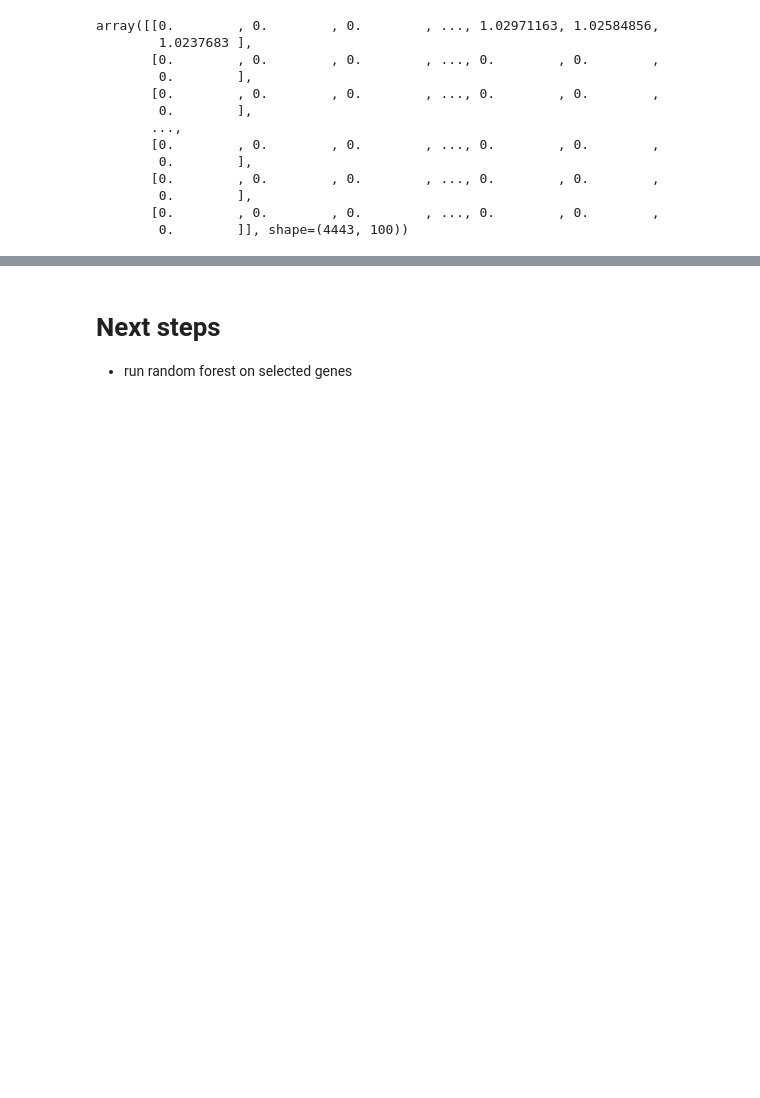
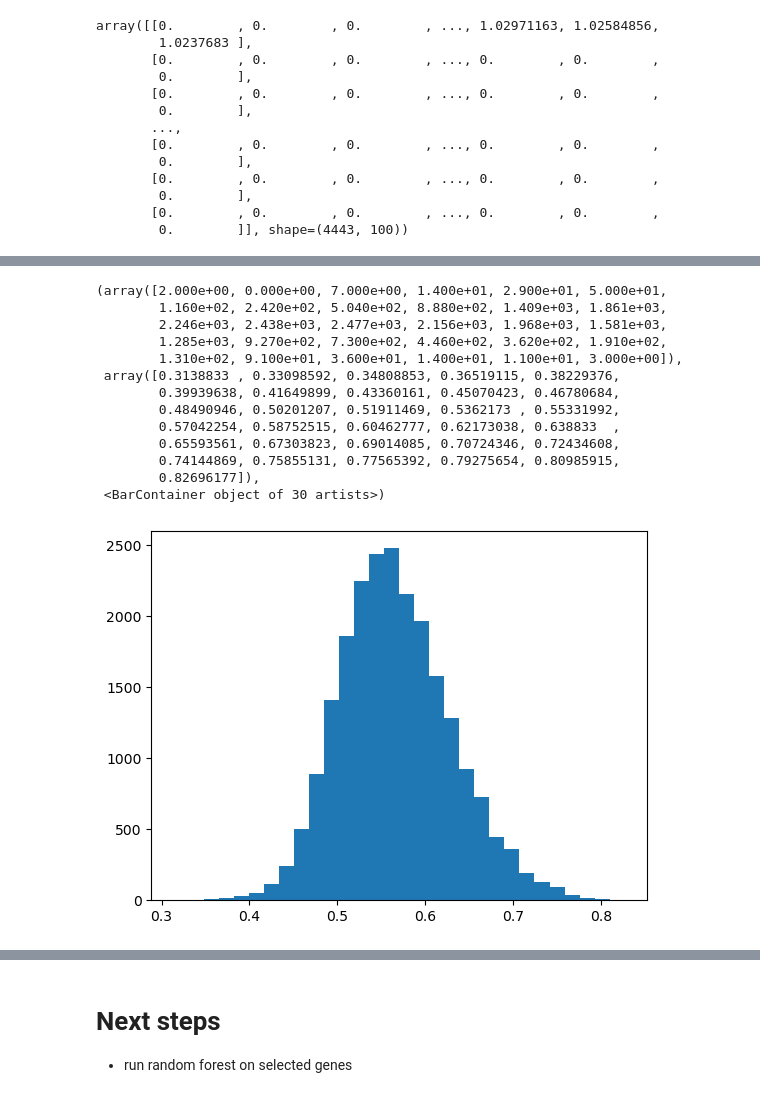
Before and after one commit to AlecSilver/liposarcoma_survival_modeling_BF550_final_project, a Jupyter notebook: notebook.ipynb, the cells around one changed output, grey strips where cells are left out. Saved outputs shown, nothing was run; the diff lists cells and outputs as text; code cells hidden in the pictures; blank space fills up the shorter version.

```diff
--- a/notebook.ipynb
+++ b/notebook.ipynb
@@ -680,0 +889,18 @@ array([[0.        , 0.        , 0.        , ..., 1.02971163, 1.02584856,
+# %%
+c_index = pd.read_csv('data/feature_scores_with_annotations.csv', index_col=0)
+plt.hist(c_index['c-index_score'], bins=30)
+# %% [output]
+(array([2.000e+00, 0.000e+00, 7.000e+00, 1.400e+01, 2.900e+01, 5.000e+01,
+        1.160e+02, 2.420e+02, 5.040e+02, 8.880e+02, 1.409e+03, 1.861e+03,
+        2.246e+03, 2.438e+03, 2.477e+03, 2.156e+03, 1.968e+03, 1.581e+03,
+        1.285e+03, 9.270e+02, 7.300e+02, 4.460e+02, 3.620e+02, 1.910e+02,
+        1.310e+02, 9.100e+01, 3.600e+01, 1.400e+01, 1.100e+01, 3.000e+00]),
+ array([0.3138833 , 0.33098592, 0.34808853, 0.36519115, 0.38229376,
+        0.39939638, 0.41649899, 0.43360161, 0.45070423, 0.46780684,
+        0.48490946, 0.50201207, 0.51911469, 0.5362173 , 0.55331992,
+        0.57042254, 0.58752515, 0.60462777, 0.62173038, 0.638833  ,
+        0.65593561, 0.67303823, 0.69014085, 0.70724346, 0.72434608,
+        0.74144869, 0.75855131, 0.77565392, 0.79275654, 0.80985915,
+        0.82696177]),
+ <BarContainer object of 30 artists>)
+[figure, added]
```
Also changed, not shown: parts of 53 cells of this notebook, 6 other files.
